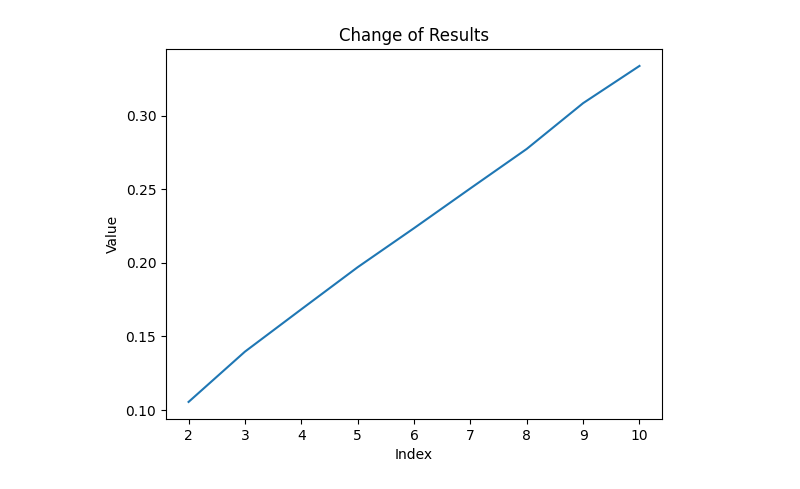
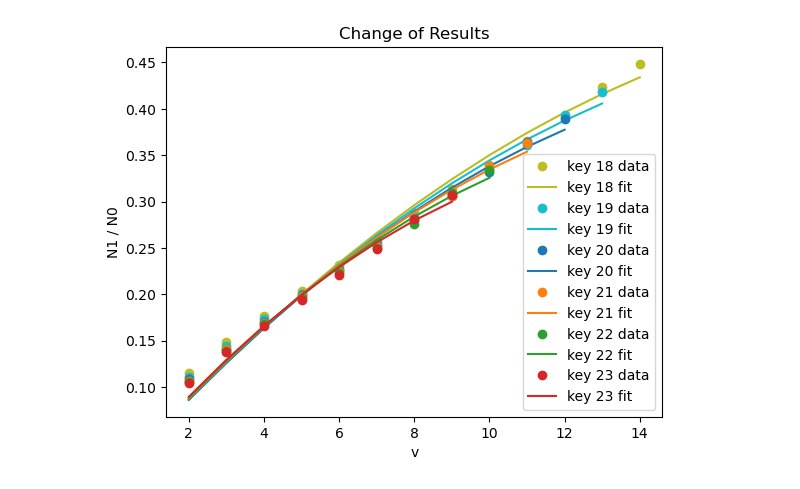
Before and after one commit to GZHoffie/skiver-test, a Jupyter notebook: experiments/parameter_dependence/plot_results.ipynb, the cells around one changed output. Cells and saved outputs as stored; diff of their text form; code cells hidden in the pictures.

```diff
--- a/experiments/parameter_dependence/plot_results.ipynb
+++ b/experiments/parameter_dependence/plot_results.ipynb
@@ -140,30 +228,66 @@ results_dict = {
 # Plot the change of results against dict keys + index in list
 import matplotlib.pyplot as plt
 import numpy as np
+from scipy import stats
 
 
 
 for key, values in results_dict.items():
-    x = np.arange(1, len(values) + 1)[1:]
-    y = (np.array(values))[1:]
 
-    # linear fit y vs x and plot the fitted line with label
-    slope, intercept = np.polyfit(x, y, 1)
-    print(f'key {key} slope: {slope}, intercept: {intercept}, sum: {slope + intercept}')
-    y_fit = slope * x + intercept
+    value_take = 1
+    # x features
+    #x = np.arange(1, len(values) + 1)[1:]
+    s = np.arange(1, len(values) + 1)[value_take:] + key
+    v = np.arange(1, len(values) + 1)[value_take:]
+
+    s_times_v = s * v
+
+    # fit y = a * sx + b * x + c
+    y = (np.array(values))[value_take:] #/ v
+    #y = (np.array(values) * np.arange(1, len(values) + 1))[1:]
+
+    #A = np.vstack([s_times_v, v, np.ones(len(v))]).T
+    A = np.vstack([s_times_v, v]).T
+    #A = np.vstack([v * v, v]).T
+    #A = np.vstack([v, np.ones(len(v))]).T
+    #A = np.vstack([s, np.ones(len(s))]).T
+
+    #A = np.vstack([s]).T
+    #A = np.vstack([v]).T
+    coeffs, residuals, rank, _s = np.linalg.lstsq(A, y, rcond=None)
+
+    n, p = A.shape
+    if residuals.size > 0:
+        rss = residuals[0]
+    else:
+        rss = np.sum((y - A.dot(coeffs))**2)
+
+    df = n - p
+    sigma2 = rss / df
+    cov = sigma2 * np.linalg.inv(A.T @ A)
+    se = np.sqrt(np.diag(cov))
+    t_stats = coeffs / se
+
+    p_values = 2 * (1 - stats.t.cdf(np.abs(t_stats), df=df))
+
+    #print('coeffs:', coeffs)
+    #print('se:', se)
+    #print('t:', t_stats)
+    print('p-values:', p_values)
+    print(f'key {key} coeffs: {coeffs}')
+    y_fit = A @ coeffs
     ss_res = np.sum((y - y_fit) ** 2)
-    ss_tot = np.sum((y - y.mean()) ** 2)
-    r2 = 1 - ss_res / ss_tot if ss_tot != 0 else float('nan')
-    print(f'key {key} R^2: {r2:.6f}')
-    #plt.plot(x, y_fit, '--', label=f'key {key} fit: slope={slope:.6f}, intercept={intercept:.6f}')
-    #print(x)
-    #print(values)
-    #print(len(x), len(values))
-    plt.plot(x, y)
+    ss_tot = np.sum((y - np.mean(y)) ** 2)
+    r_squared = 1 - (ss_res / ss_tot)
+    print(f'key {key} R^2: {r_squared}')
+    plt.plot(v, y, 'o', label=f'key {key} data', color=f'C{key}')
+    plt.plot(v, y_fit, '-', label=f'key {key} fit', color=f'C{key}')
 
-plt.xlabel('Index')
-plt.ylabel('Value')
+plt.xlabel('v')
+plt.ylabel('N1 / N0')
 plt.title('Change of Results')
-#plt.legend()
+#plt.xlim(0, 1)
+#plt.ylim(0, 0.1)
+plt.legend()
 plt.show()
 # %% [output]
@@ -172 +312 @@ key 21 R^2: 0.999146
-[figure, old version]
+[figure, new version]
```
Also changed, not shown: parts of 25 cells of this notebook, 5 other files.
